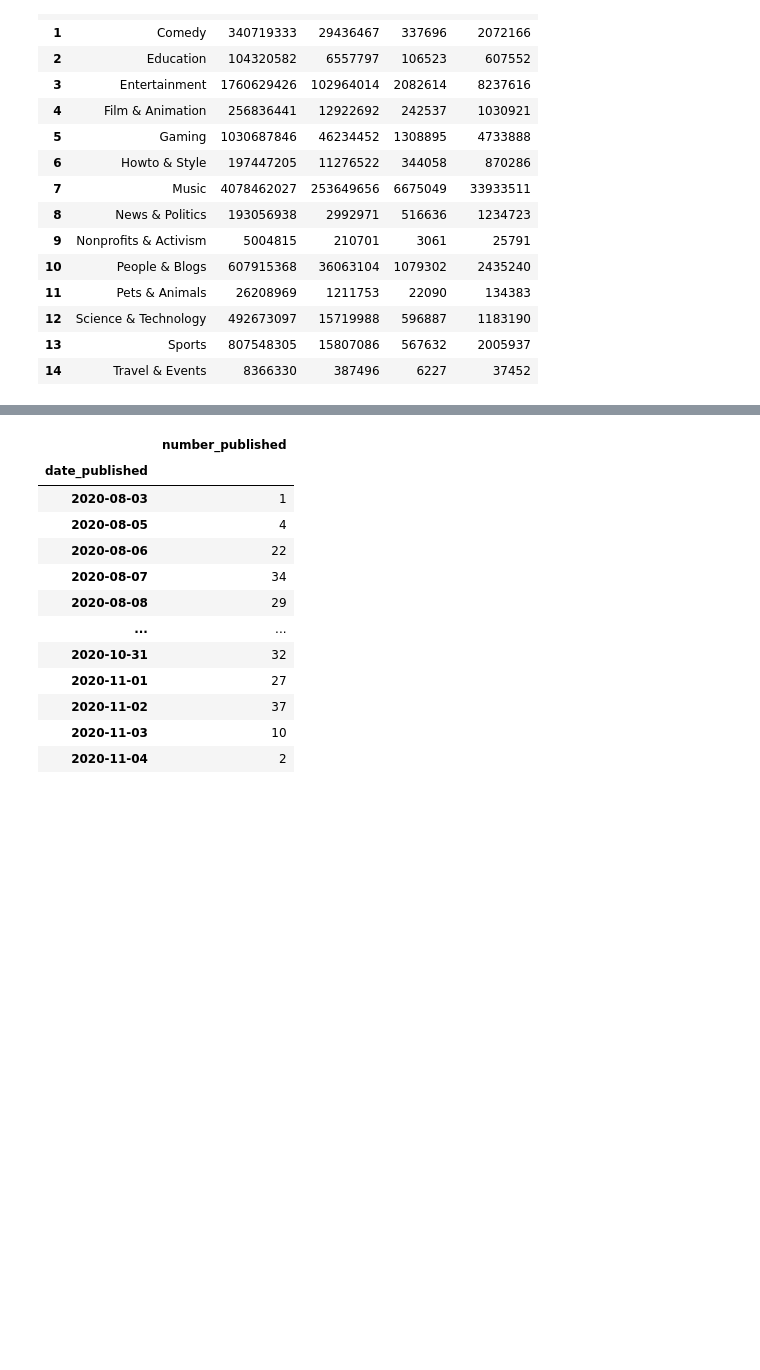
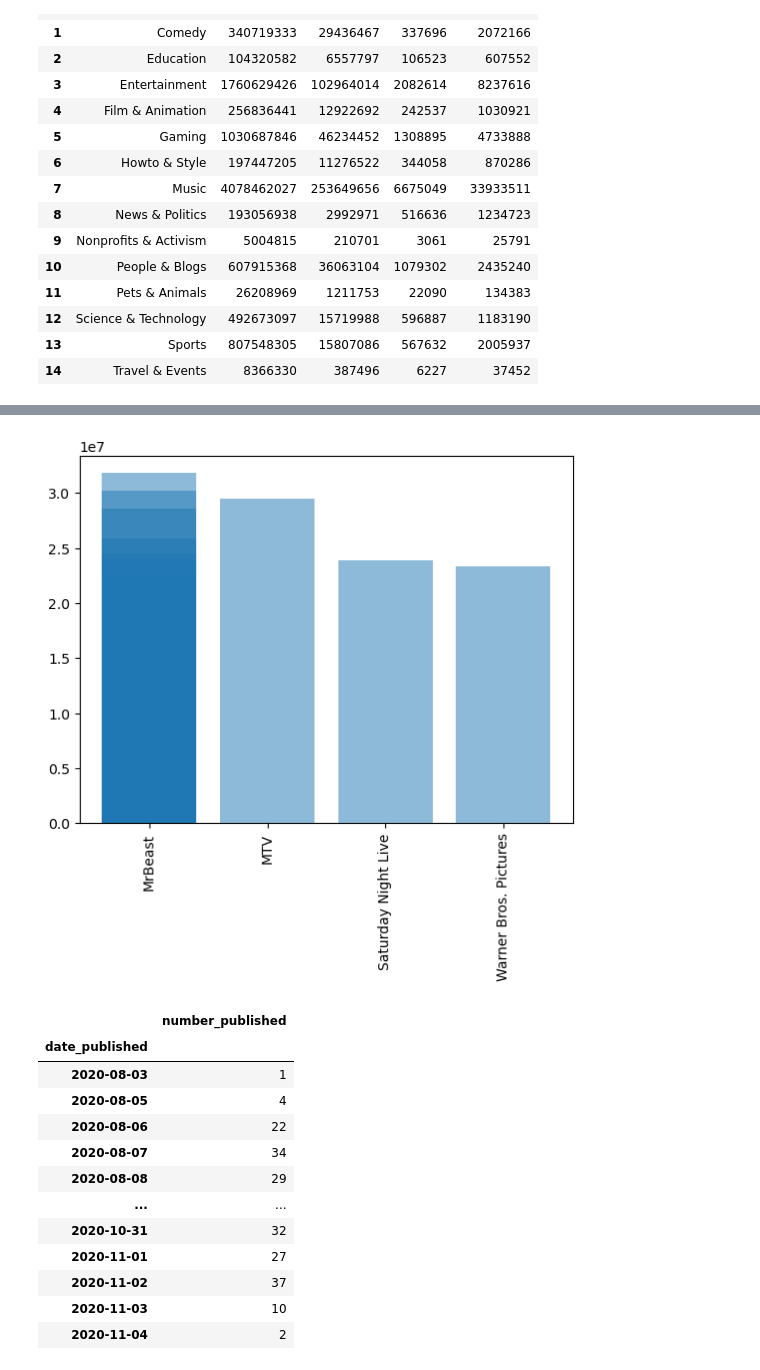
Before and after one commit to simon2383/Project-1, a Jupyter notebook: YouTube_Trend_Analysis .ipynb, the cells around one changed output, grey strips where cells are left out. Cells and saved outputs as stored; diff of their text form; code cells hidden in the pictures; blank space fills up the shorter version.

Commit message:
new commit from David 2023-05-22

```diff
--- a/YouTube_Trend_Analysis .ipynb
+++ b/YouTube_Trend_Analysis .ipynb
@@ -182,0 +223,16 @@ most_watched_df = youtube_data.
+# %%
+# most watched videos
+# Davids note. OK i satarted looking at music and was going to look at most watched music videos. Its tricky because the same
+# videos come up under different names and channels..
+
+# going to switch to entertainment rather than music to see what I can find out
+
+youtube_data_ent_df = youtube_data.loc[youtube_data['category']=='Entertainment']
+youtube_data_ent_df_pop_sorted = youtube_data_ent_df.sort_values(['likes'], ascending = False)
+ent_grouped = youtube_data_ent_df_pop_sorted[['channel', 'views', 'title']].groupby(['views']).sum()
+
+ent_grouped_desc = ent_grouped.sort_values(by=['views'], ascending=False)
+grouped_ent = ent_grouped_desc.groupby(['channel', 'title', 'views']).sum()
+grouped_ent
+grouped_ent = grouped_ent.sort_values(by='views', ascending=False)
+grouped_ent.head(50)
@@ -182,0 +258,6 @@ most_watched_df = youtube_data.
+# %%
+grouped_ent_channel = grouped_ent.groupby(['channel', 'views'])
+grouped_ent_channel_sorted = grouped_ent_channel.sum().sort_values(['views'], ascending=False)
+grouped_ent_channel_sorted_top10 = grouped_ent_channel_sorted.head(10)
+grouped_ent_channel_sorted_top10.reset_index(inplace=True)
+grouped_ent_channel_sorted_top10
@@ -183,3 +276,9 @@ most_watched_df = youtube_data.
+# %%
+plt.bar(grouped_ent_channel_sorted_top10['channel'], grouped_ent_channel_sorted_top10['views'], alpha=0.5, align='center')
+plt.xticks(rotation=90)
+plt.show()
+# %% [output]
+[figure, added]
 # %%
 # See how many videos were published each day in the dataset
 # Remember, the youtube data set is a subset of of trending videos in the US, not all videos
```
Also changed, not shown: parts of 9 cells of this notebook, 2 other files.
